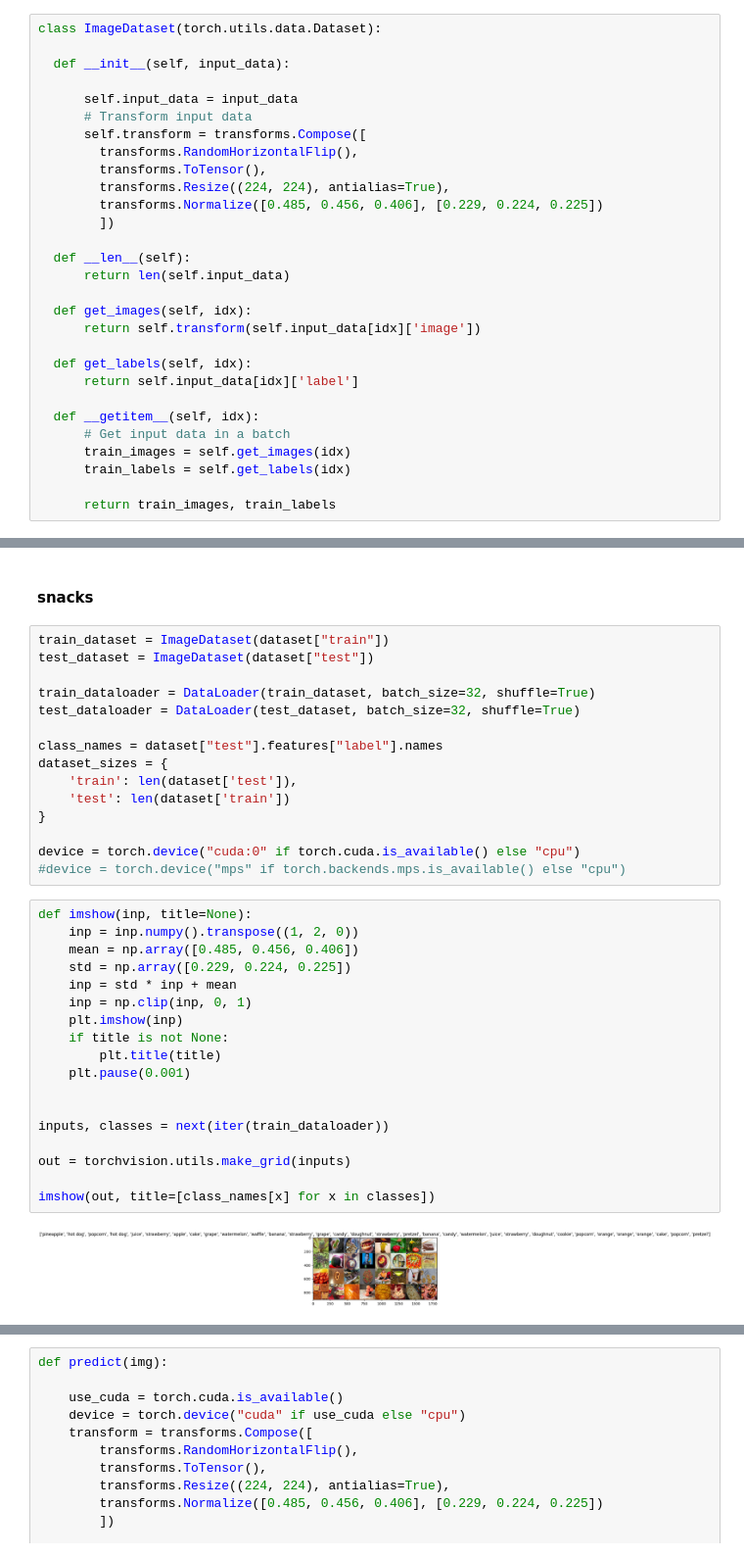
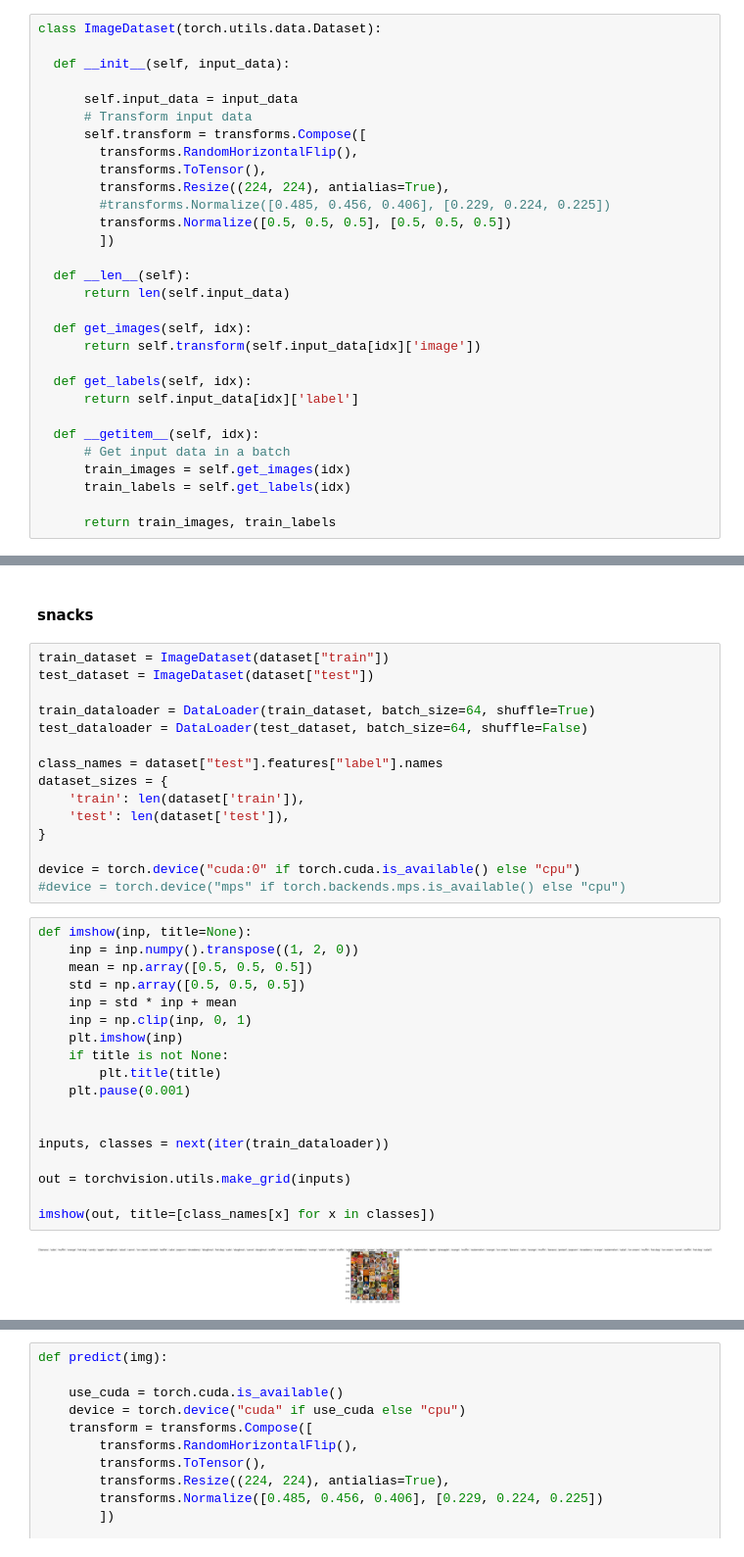
Before and after one commit to AlexSmirno/MachineLearning, a Jupyter notebook: lab_4.ipynb, the cells around one changed output, grey strips where cells are left out. Shown at 98% size. Saved outputs shown, nothing was run; the diff lists cells and outputs as text.

```diff
--- a/lab_4.ipynb
+++ b/lab_4.ipynb
@@ -93,7 +112,8 @@ class ImageDataset(torch.utils.data.Dataset):
         transforms.RandomHorizontalFlip(),
         transforms.ToTensor(),
         transforms.Resize((224, 224), antialias=True),
-        transforms.Normalize([0.485, 0.456, 0.406], [0.229, 0.224, 0.225])
+        #transforms.Normalize([0.485, 0.456, 0.406], [0.229, 0.224, 0.225])
+        transforms.Normalize([0.5, 0.5, 0.5], [0.5, 0.5, 0.5])
         ])
 
   def __len__(self):
@@ -119,13 +139,13 @@ class ImageDataset(torch.utils.data.Dataset):
 train_dataset = ImageDataset(dataset["train"])
 test_dataset = ImageDataset(dataset["test"])
 
-train_dataloader = DataLoader(train_dataset, batch_size=32, shuffle=True)
-test_dataloader = DataLoader(test_dataset, batch_size=32, shuffle=True)
+train_dataloader = DataLoader(train_dataset, batch_size=64, shuffle=True)
+test_dataloader = DataLoader(test_dataset, batch_size=64, shuffle=False)
 
 class_names = dataset["test"].features["label"].names
 dataset_sizes = {
-    'train': len(dataset['test']),
-    'test': len(dataset['train'])
+    'train': len(dataset['train']),
+    'test': len(dataset['test']),
 }
 
 device = torch.device("cuda:0" if torch.cuda.is_available() else "cpu")
@@ -133,23 +153,23 @@ device = torch.device("cuda:0" if torch.cuda.is_available() else "cpu")
 # %%
 def imshow(inp, title=None):
     inp = inp.numpy().transpose((1, 2, 0))
-    mean = np.array([0.485, 0.456, 0.406])
-    std = np.array([0.229, 0.224, 0.225])
+    mean = np.array([0.5, 0.5, 0.5])
+    std = np.array([0.5, 0.5, 0.5])
     inp = std * inp + mean
     inp = np.clip(inp, 0, 1)
     plt.imshow(inp)
     if title is not None:
         plt.title(title)
     plt.pause(0.001)
 
 
 inputs, classes = next(iter(train_dataloader))
 
 out = torchvision.utils.make_grid(inputs)
 
 imshow(out, title=[class_names[x] for x in classes])
 # %% [output]
-[figure, old version]
+[figure, new version]
 # %%
 def train_model(model, criterion, optimizer, scheduler, num_epochs=25):
     since = time.time()
```
Also changed, not shown: parts of 7 cells of this notebook.
